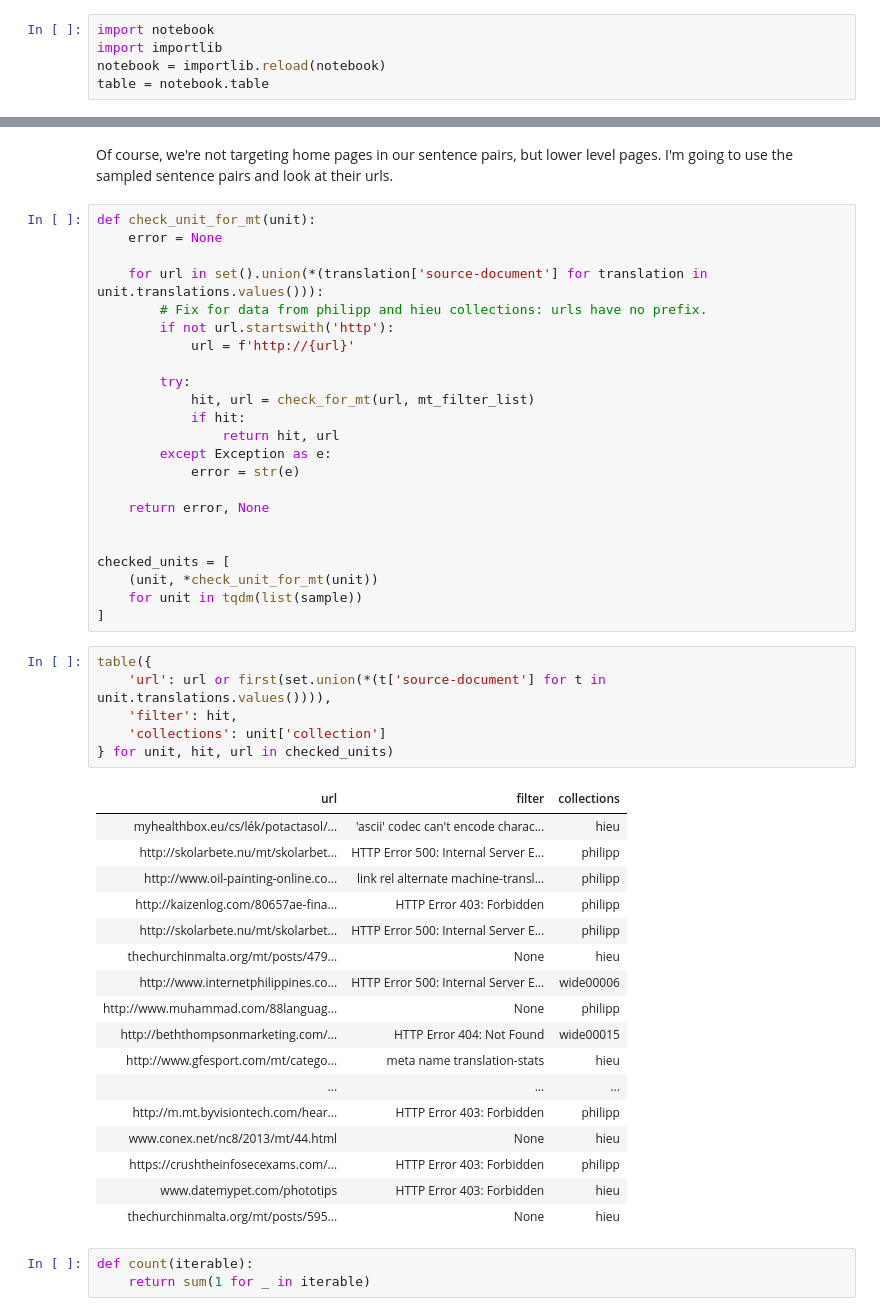
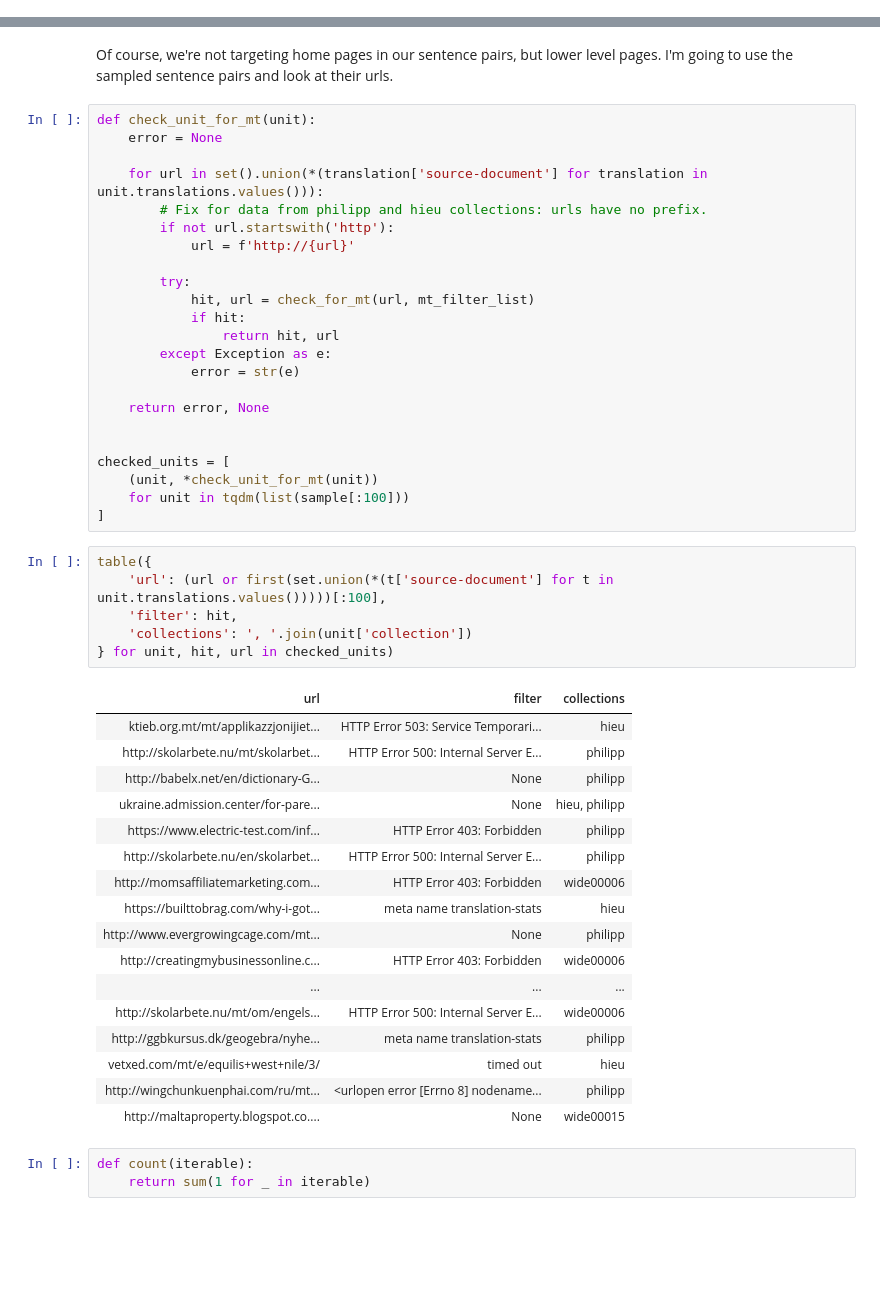
Before and after one commit to jelmervdl/paracrawl-analysis, a Jupyter notebook: checksum-overlap.ipynb, the cells around one changed output, grey strips where cells are left out. Cells and saved outputs as stored; diff of their text form; blank space fills up the shorter version.

Commit message:
Rework overlap analysis a bit
I think Philipp can be explained because of merging with old releases. Wide6 though, don't know why that has unexplained sentence pairs.

```diff
--- a/checksum-overlap.ipynb
+++ b/checksum-overlap.ipynb
@@ -76,8 +88,3 @@ for unit in read(files['paracrawl-7.1']):
         sample.add(unit)
         for translation in unit.translations.values():
             domains.update(domain(url) for url in translation['source-document'])
-# %%
-import notebook
-import importlib
-notebook = importlib.reload(notebook)
-table = notebook.table
@@ -231,32 +262,32 @@ def check_unit_for_mt(unit):
 
 checked_units = [
     (unit, *check_unit_for_mt(unit))
-    for unit in tqdm(list(sample))
+    for unit in tqdm(list(sample[:100]))
 ]
 # %%
 table({
-    'url': url or first(set.union(*(t['source-document'] for t in unit.translations.values()))),
+    'url': (url or first(set.union(*(t['source-document'] for t in unit.translations.values()))))[:100],
     'filter': hit,
-    'collections': unit['collection']
+    'collections': ', '.join(unit['collection'])
 } for unit, hit, url in checked_units)
 # %% [output]
 | url | filter | collections |
-| myhealthbox.eu/cs/lék/potactasol/... | 'ascii' codec can't encode charac... | hieu |
+| ktieb.org.mt/mt/applikazzjonijiet... | HTTP Error 503: Service Temporari... | hieu |
 | http://skolarbete.nu/mt/skolarbet... | HTTP Error 500: Internal Server E... | philipp |
-| http://www.oil-painting-online.co... | link rel alternate machine-transl... | philipp |
-| http://kaizenlog.com/80657ae-fina... | HTTP Error 403: Forbidden | philipp |
-| http://skolarbete.nu/mt/skolarbet... | HTTP Error 500: Internal Server E... | philipp |
-| thechurchinmalta.org/mt/posts/479... | None | hieu |
-| http://www.internetphilippines.co... | HTTP Error 500: Internal Server E... | wide00006 |
-| http://www.muhammad.com/88languag... | None | philipp |
-| http://beththompsonmarketing.com/... | HTTP Error 404: Not Found | wide00015 |
-| http://www.gfesport.com/mt/catego... | meta name translation-stats | hieu |
+| http://babelx.net/en/dictionary-G... | None | philipp |
+| ukraine.admission.center/for-pare... | None | hieu, philipp |
+| https://www.electric-test.com/inf... | HTTP Error 403: Forbidden | philipp |
+| http://skolarbete.nu/en/skolarbet... | HTTP Error 500: Internal Server E... | philipp |
+| http://momsaffiliatemarketing.com... | HTTP Error 403: Forbidden | wide00006 |
+| https://builttobrag.com/why-i-got... | meta name translation-stats | hieu |
+| http://www.evergrowingcage.com/mt... | None | philipp |
+| http://creatingmybusinessonline.c... | HTTP Error 403: Forbidden | wide00006 |
 | ... | ... | ... |
-| http://m.mt.byvisiontech.com/hear... | HTTP Error 403: Forbidden | philipp |
-| www.conex.net/nc8/2013/mt/44.html | None | hieu |
-| https://crushtheinfosecexams.com/... | HTTP Error 403: Forbidden | philipp |
-| www.datemypet.com/phototips | HTTP Error 403: Forbidden | hieu |
-| thechurchinmalta.org/mt/posts/595... | None | hieu |
+| http://skolarbete.nu/mt/om/engels... | HTTP Error 500: Internal Server E... | wide00006 |
+| http://ggbkursus.dk/geogebra/nyhe... | meta name translation-stats | philipp |
+| vetxed.com/mt/e/equilis+west+nile/3/ | timed out | hieu |
+| http://wingchunkuenphai.com/ru/mt... | <urlopen error [Errno 8] nodename... | philipp |
+| http://maltaproperty.blogspot.co.... | None | wide00015 |
 # %%
 def count(iterable):
     return sum(1 for _ in iterable)
```
Also changed, not shown: parts of 58 cells of this notebook.
